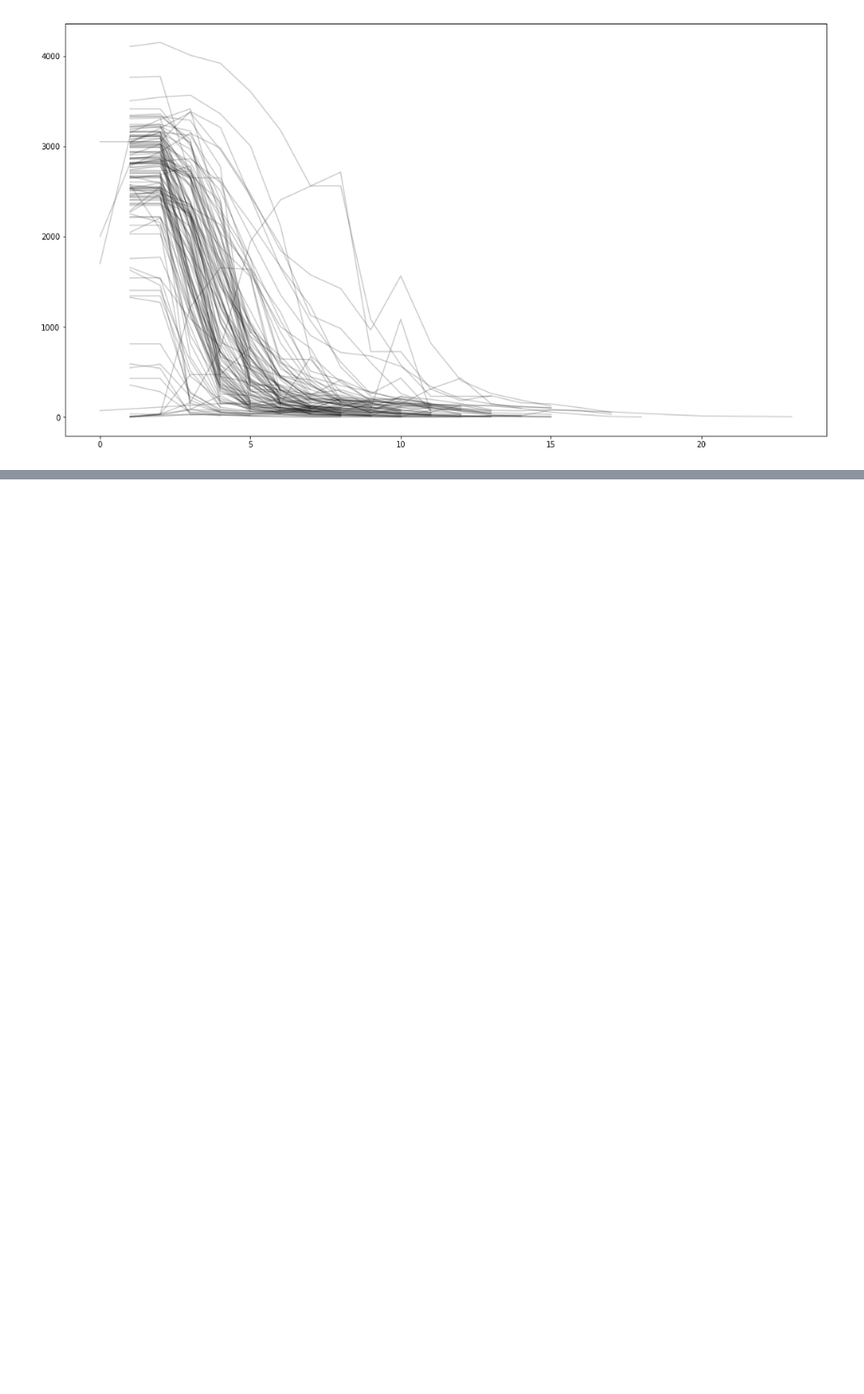
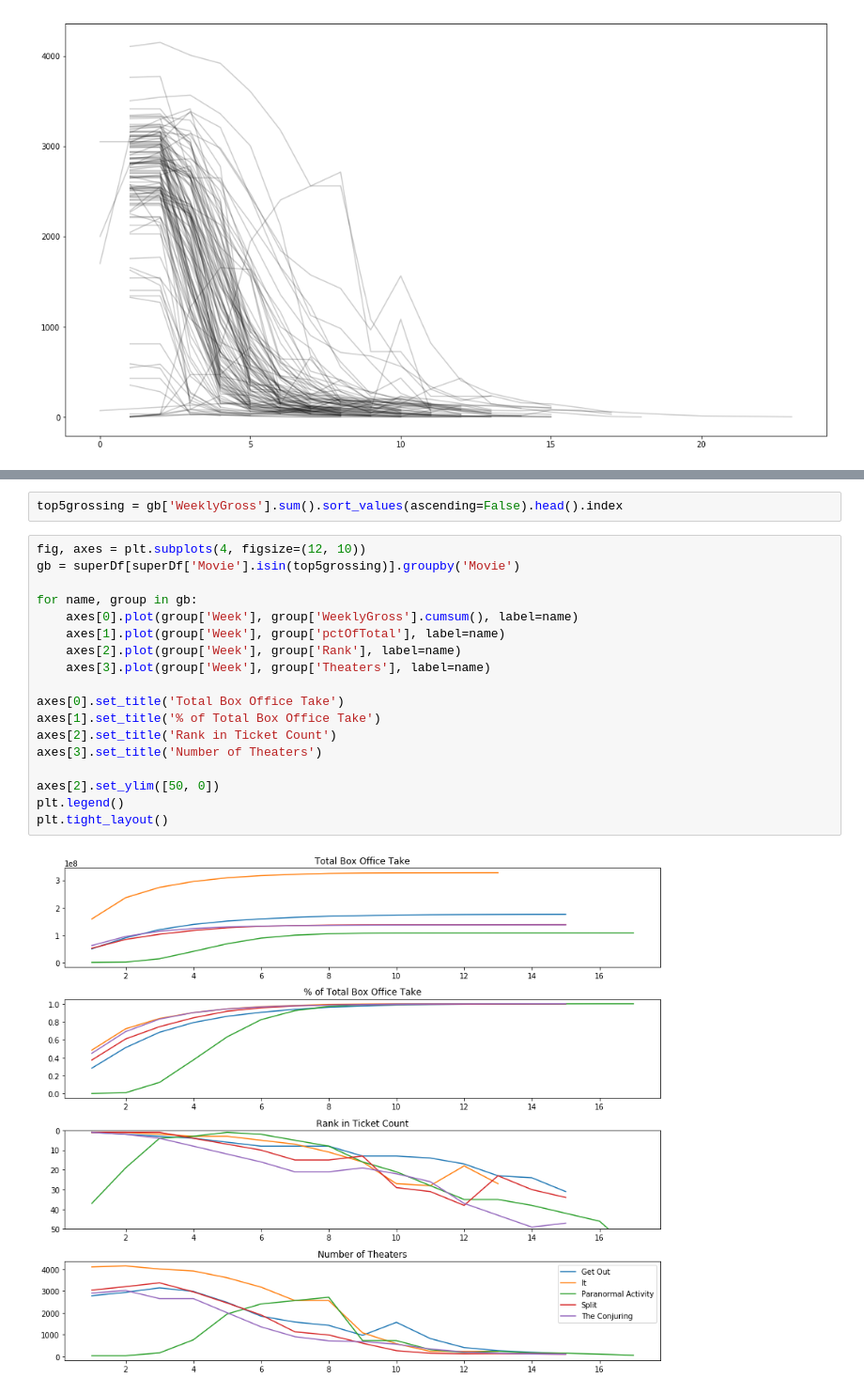
Before and after one commit to NapsterInBlue/Horror-Movies-Box-Office, a Jupyter notebook: Horror Box Office EDA.ipynb, the cells around one changed output, grey strips where cells are left out. Shown at 94% size. Cells and saved outputs as stored; diff of their text form; blank space fills up the shorter version.

```diff
--- a/Horror Box Office EDA.ipynb
+++ b/Horror Box Office EDA.ipynb
@@ -84,0 +157,22 @@ for movie in allofit:
+# %%
+top5grossing = gb['WeeklyGross'].sum().sort_values(ascending=False).head().index
+# %%
+fig, axes = plt.subplots(4, figsize=(12, 10))
+gb = superDf[superDf['Movie'].isin(top5grossing)].groupby('Movie')
+
+for name, group in gb:
+    axes[0].plot(group['Week'], group['WeeklyGross'].cumsum(), label=name)
+    axes[1].plot(group['Week'], group['pctOfTotal'], label=name)
+    axes[2].plot(group['Week'], group['Rank'], label=name)
+    axes[3].plot(group['Week'], group['Theaters'], label=name)
+
+axes[0].set_title('Total Box Office Take')
+axes[1].set_title('% of Total Box Office Take')
+axes[2].set_title('Rank in Ticket Count')
+axes[3].set_title('Number of Theaters')
+
+axes[2].set_ylim([50, 0])
+plt.legend()
+plt.tight_layout()
+# %% [output]
+[figure, added]
```
Also changed, not shown: parts of 27 cells of this notebook.
